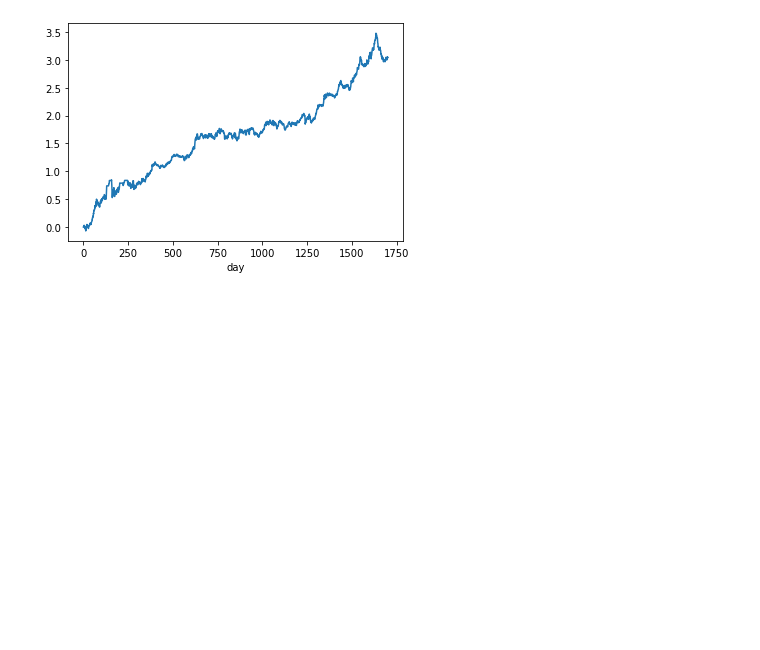
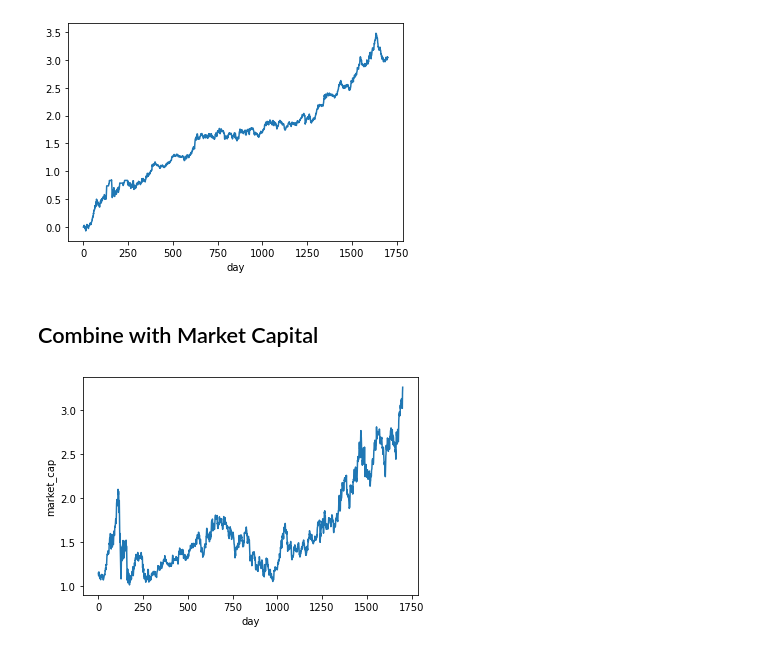
Before and after one commit to owen8877/qids-2023-comp, a Jupyter notebook: playground/shockspeare/2_Mar19_Trade.ipynb, the cells around one changed output. Drawn from its saved outputs; the diff is of its cells as text; code cells hidden in the pictures; blank space fills up the shorter version.

```diff
--- a/playground/shockspeare/2_Mar19_Trade.ipynb
+++ b/playground/shockspeare/2_Mar19_Trade.ipynb
@@ -188,3 +188,10 @@ simple_return = (stat.holding_return - stat.open_fee.shift(day=1) - stat.close_f
 # %% [output]
 [<matplotlib.lines.Line2D at 0x...>]
 [figure]
+# %% [markdown]
+## Combine with Market Capital
+# %%
+### Investigate market capital
+mkt_cap = ds['market_cap'].median(dim='asset').plot(x='day')
+# %% [output]
+[figure, added]
```
Also changed, not shown: parts of 5 cells of this notebook, 1 other file.
